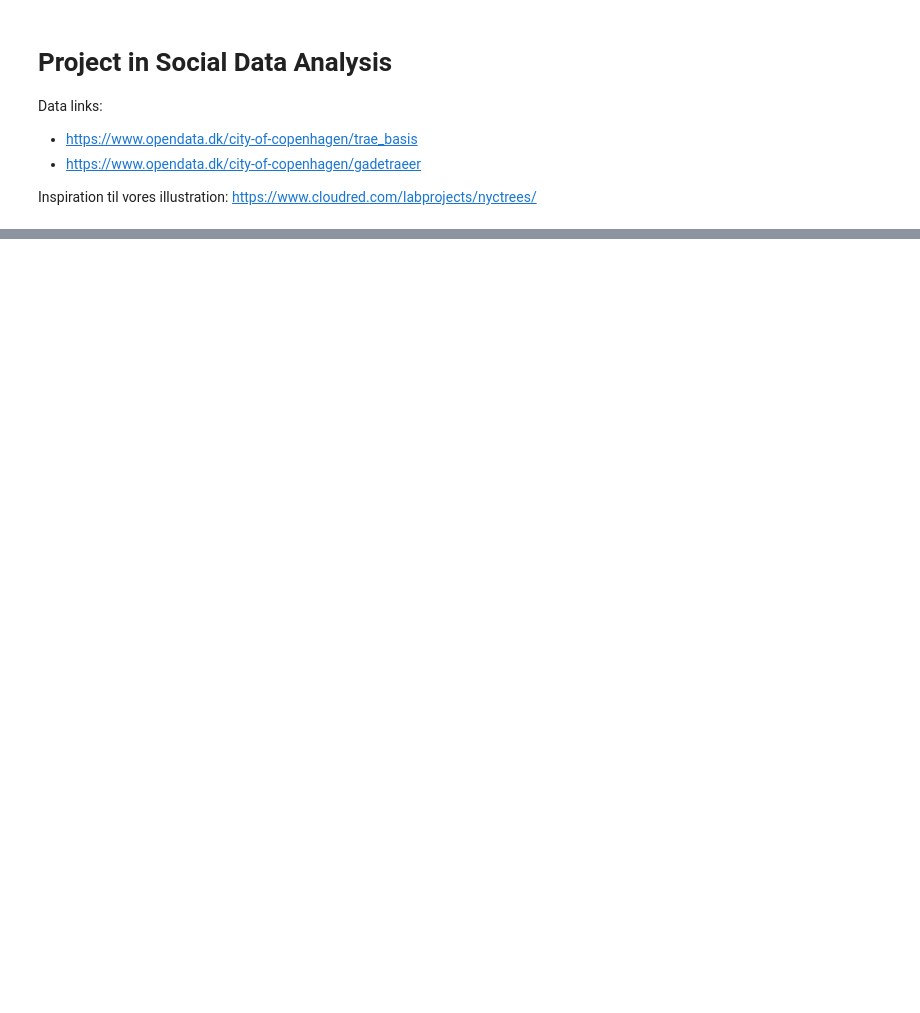
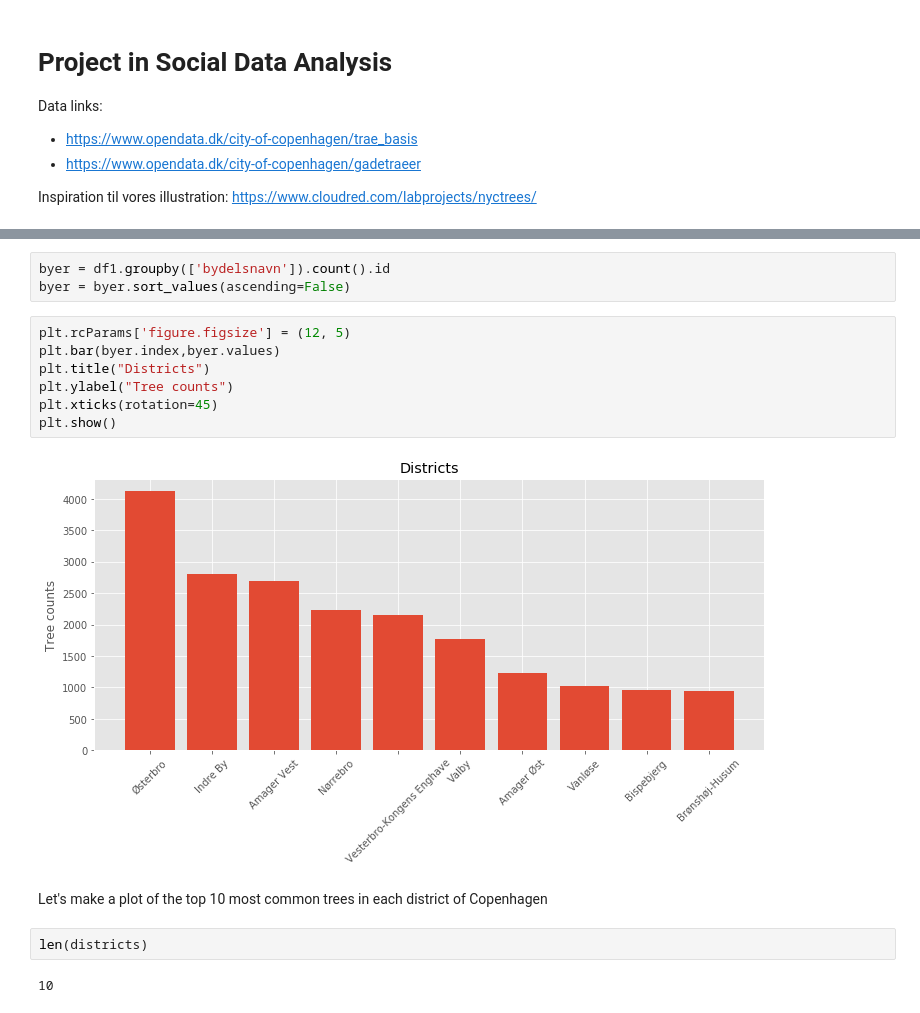
Before and after one commit to KristianBreddam/02806, a Jupyter notebook: Final_Project/SDC-project_Andreas.ipynb, the cells around one changed output, grey strips where cells are left out. Saved outputs shown, nothing was run; the diff lists cells and outputs as text; blank space fills up the shorter version.

```diff
--- a/Final_Project/SDC-project_Andreas.ipynb
+++ b/Final_Project/SDC-project_Andreas.ipynb
@@ -40,0 +66,18 @@ array(['Vesterbro-Kongens Enghave', 'Valby', 'Nørrebro', 'Indre By',
+# %%
+byer = df1.groupby(['bydelsnavn']).count().id
+byer = byer.sort_values(ascending=False)
+# %%
+plt.rcParams['figure.figsize'] = (12, 5)
+plt.bar(byer.index,byer.values)
+plt.title("Districts")
+plt.ylabel("Tree counts")
+plt.xticks(rotation=45)
+plt.show()
+# %% [output]
+[figure, added]
+# %% [markdown]
+Let's make a plot of the top 10 most common trees in each district of Copenhagen
+# %%
+len(districts)
+# %% [output]
+10
```
Also changed, not shown: parts of 35 cells of this notebook.
